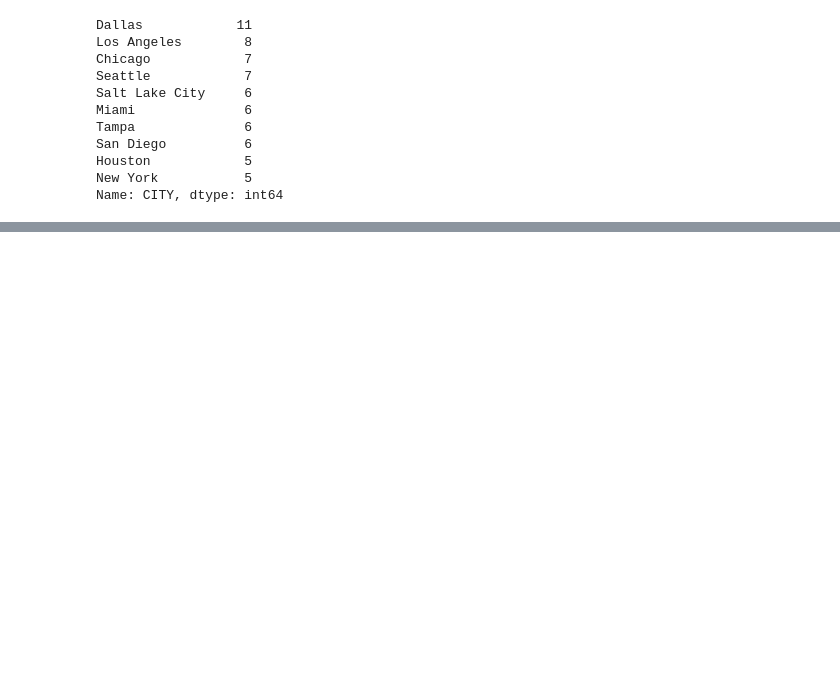
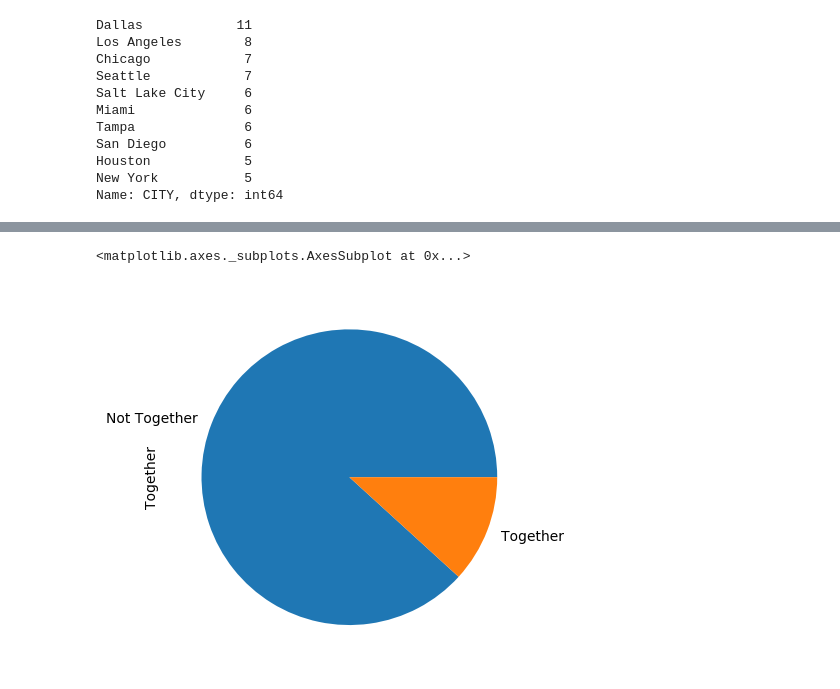
Before and after one commit to ajkeamy/Visualizations-Using-The-Bachelor, a Jupyter notebook: Analysis.ipynb, the cells around one changed output, grey strips where cells are left out. Cells and saved outputs as stored; diff of their text form; code cells hidden in the pictures; blank space fills up the shorter version.

```diff
--- a/Analysis.ipynb
+++ b/Analysis.ipynb
@@ -138,3 +124,11 @@ xl= df['Together'].value_counts()
+# %%
+
+xl= df.replace({0: 'Not Together', 1: 'Together'})
+xl['Together'].value_counts()
+xl.Together.value_counts().plot(kind='pie')
+# %% [output]
+<matplotlib.axes._subplots.AxesSubplot at 0x...>
+[figure, added]
 # %%
 # Looking At Age
 df['Age'].mean()
```
Also changed, not shown: parts of 13 cells of this notebook.
